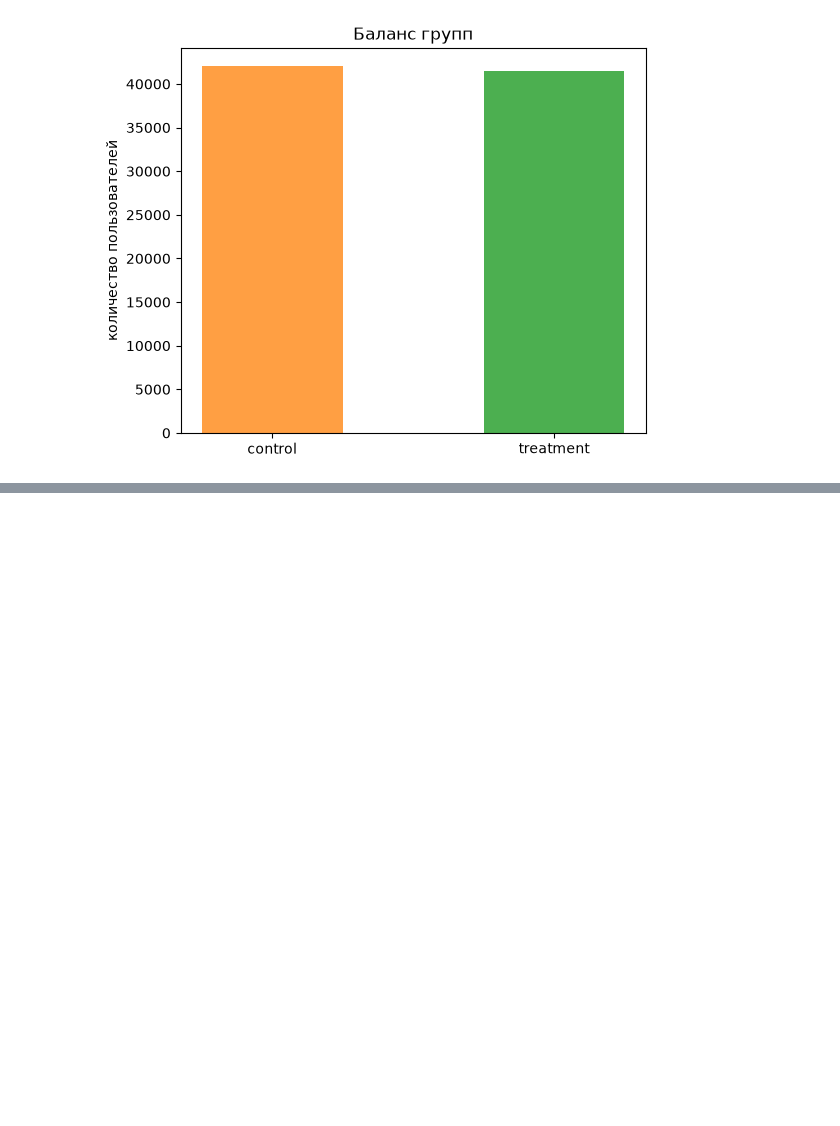
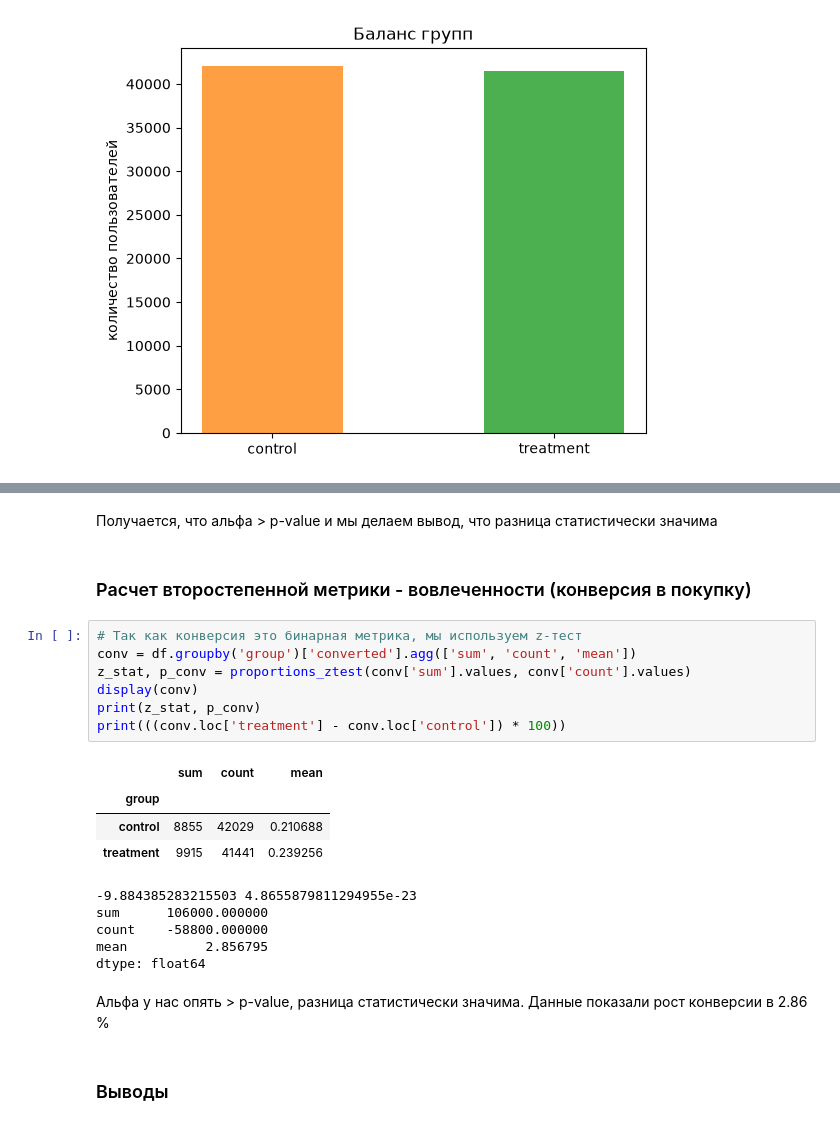
Before and after one commit to tabletka812/ab-test-recommendation-system, a Jupyter notebook: notebooks/sample.ipynb, the cells around one changed output, grey strips where cells are left out. Saved outputs shown, nothing was run; the diff lists cells and outputs as text; blank space fills up the shorter version.

```diff
--- a/notebooks/sample.ipynb
+++ b/notebooks/sample.ipynb
@@ -225,0 +229,25 @@ TtestResult(statistic=np.float64(nan), pvalue=np.float64(nan), df=np.float64(nan
+# %% [markdown]
+Получается, что альфа > p-value и мы делаем вывод, что разница статистически значима
+# %% [markdown]
+### Расчет второстепенной метрики - вовлеченности (конверсия в покупку)
+# %%
+# Так как конверсия это бинарная метрика, мы используем z-тест
+conv = df.groupby('group')['converted'].agg(['sum', 'count', 'mean'])
+z_stat, p_conv = proportions_ztest(conv['sum'].values, conv['count'].values)
+display(conv)
+print(z_stat, p_conv)
+print(((conv.loc['treatment'] - conv.loc['control']) * 100))
+# %% [output]
+|  | sum | count | mean |
+| group |  |  |  |
+| control | 8855 | 42029 | 0.210688 |
+| treatment | 9915 | 41441 | 0.239256 |
+-9.884385283215503 4.8655879811294955e-23
+sum      106000.000000
+count    -58800.000000
+mean          2.856795
+dtype: float64
+# %% [markdown]
+Альфа у нас опять > p-value, разница статистически значима. Данные показали рост конверсии в 2.86 %
+# %% [markdown]
+### Выводы
```
Also changed, not shown: parts of 24 cells of this notebook, 6 other files.
